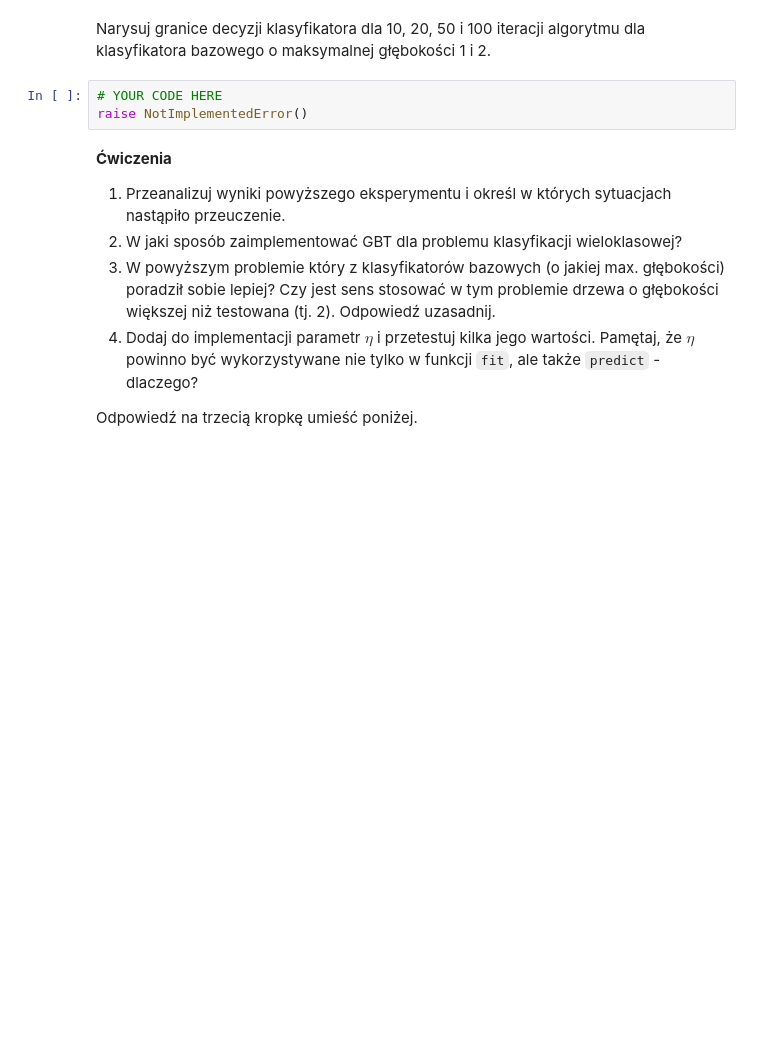
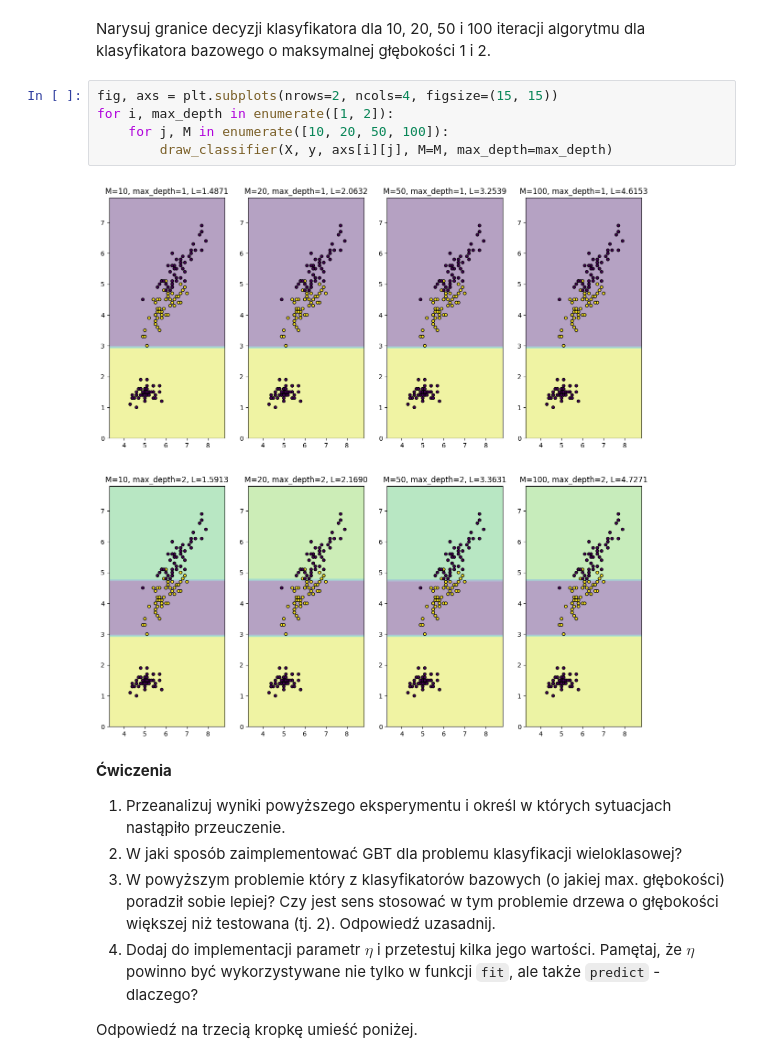
Before and after one commit to Michu-dev/ai-university-labs, a Jupyter notebook: Machine Learning/gbt/GBT.ipynb, the cells around one changed output. Drawn from its saved outputs; the diff is of its cells as text; blank space fills up the shorter version.

```diff
--- a/Machine Learning/gbt/GBT.ipynb
+++ b/Machine Learning/gbt/GBT.ipynb
@@ -216,8 +245,12 @@ plt.show()
 # %% [markdown]
 Narysuj granice decyzji klasyfikatora dla 10, 20, 50 i 100 iteracji algorytmu dla klasyfikatora bazowego o maksymalnej głębokości 1 i 2.
-# %%
-# YOUR CODE HERE
-raise NotImplementedError()
+# %%
+fig, axs = plt.subplots(nrows=2, ncols=4, figsize=(15, 15))
+for i, max_depth in enumerate([1, 2]):
+    for j, M in enumerate([10, 20, 50, 100]):
+        draw_classifier(X, y, axs[i][j], M=M, max_depth=max_depth)
+# %% [output]
+[figure, added]
 # %% [markdown]
 **Ćwiczenia**
 1. Przeanalizuj wyniki powyższego eksperymentu i określ w których sytuacjach nastąpiło przeuczenie.
```
Also changed, not shown: parts of 25 cells of this notebook, 10 other files.
